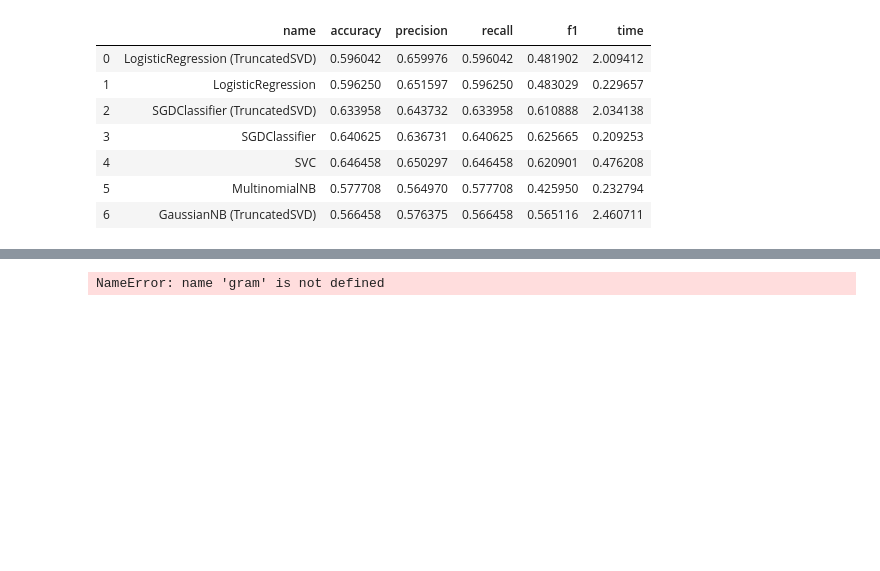
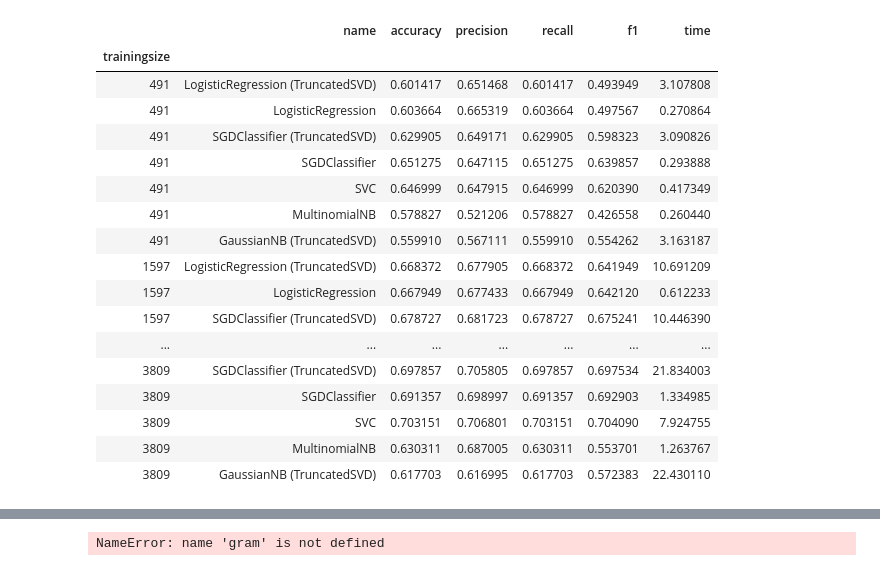
Before and after one commit to nitimkc/cyberbullying, a Jupyter notebook: result_analysis-checkpoint.ipynb, the cells around one changed output, grey strips where cells are left out. Drawn from its saved outputs; the diff is of its cells as text; code cells hidden in the pictures; blank space fills up the shorter version.

```diff
--- a/result_analysis-checkpoint.ipynb
+++ b/result_analysis-checkpoint.ipynb
@@ -24,17 +25,23 @@ df
 new_df = pd.DataFrame(columns=df.columns[1:])
 new_df['name'] = df.name
 
-for i in df.columns[2:]:
+for i in df.columns[2:7]:
     nes_ls = df[i].values.tolist()
     avg = [sum(ls)/len(ls) for ls in nes_ls]
     new_df[i] = pd.Series(avg)
-new_df
+new_df['trainingsize'] = str(re.search(r'\d\d\d', file).group())
-# %% [output]
-|  | name | accuracy | precision | recall | f1 | time |
-| 0 | LogisticRegression (TruncatedSVD) | 0.596042 | 0.659976 | 0.596042 | 0.481902 | 2.009412 |
-| 1 | LogisticRegression | 0.596250 | 0.651597 | 0.596250 | 0.483029 | 0.229657 |
-| 2 | SGDClassifier (TruncatedSVD) | 0.633958 | 0.643732 | 0.633958 | 0.610888 | 2.034138 |
-| 3 | SGDClassifier | 0.640625 | 0.636731 | 0.640625 | 0.625665 | 0.209253 |
-| 4 | SVC | 0.646458 | 0.650297 | 0.646458 | 0.620901 | 0.476208 |
-| 5 | MultinomialNB | 0.577708 | 0.564970 | 0.577708 | 0.425950 | 0.232794 |
-| 6 | GaussianNB (TruncatedSVD) | 0.566458 | 0.576375 | 0.566458 | 0.565116 | 2.460711 |
+# %%
+file = RESULTS+'\\TRACE_results1597.json'
+df = pd.read_json(file, lines=True)
+
+plot_df = new_df.copy()
+
+new_df = pd.DataFrame(columns=df.columns[1:])
+new_df['name'] = df.name
+for i in df.columns[2:7]:
+    nes_ls = df[i].values.tolist()
+    avg = [sum(ls)/len(ls) for ls in nes_ls]
+    new_df[i] = pd.Series(avg)
+new_df['trainingsize'] = str(re.search(r'\d\d\d\d', file).group())
+
+plot_df = plot_df.append(new_df)
@@ -40,0 +62,35 @@ new_df
+# %%
+file = RESULTS+'\\TRACE_results3809.json'
+df = pd.read_json(file, lines=True)
+
+new_df = pd.DataFrame(columns=df.columns[1:])
+new_df['name'] = df.name
+
+for i in df.columns[2:7]:
+    nes_ls = df[i].values.tolist()
+    avg = [sum(ls)/len(ls) for ls in nes_ls]
+    new_df[i] = pd.Series(avg)
+new_df['trainingsize'] = str(re.search(r'\d\d\d\d', file).group())
+
+plot_df = plot_df.append(new_df)
+plot_df.set_index('trainingsize', inplace=True)
+plot_df
+# %% [output]
+|  | name | accuracy | precision | recall | f1 | time |
+| trainingsize |  |  |  |  |  |  |
+| 491 | LogisticRegression (TruncatedSVD) | 0.601417 | 0.651468 | 0.601417 | 0.493949 | 3.107808 |
+| 491 | LogisticRegression | 0.603664 | 0.665319 | 0.603664 | 0.497567 | 0.270864 |
+| 491 | SGDClassifier (TruncatedSVD) | 0.629905 | 0.649171 | 0.629905 | 0.598323 | 3.090826 |
+| 491 | SGDClassifier | 0.651275 | 0.647115 | 0.651275 | 0.639857 | 0.293888 |
+| 491 | SVC | 0.646999 | 0.647915 | 0.646999 | 0.620390 | 0.417349 |
+| 491 | MultinomialNB | 0.578827 | 0.521206 | 0.578827 | 0.426558 | 0.260440 |
+| 491 | GaussianNB (TruncatedSVD) | 0.559910 | 0.567111 | 0.559910 | 0.554262 | 3.163187 |
+| 1597 | LogisticRegression (TruncatedSVD) | 0.668372 | 0.677905 | 0.668372 | 0.641949 | 10.691209 |
+| 1597 | LogisticRegression | 0.667949 | 0.677433 | 0.667949 | 0.642120 | 0.612233 |
+| 1597 | SGDClassifier (TruncatedSVD) | 0.678727 | 0.681723 | 0.678727 | 0.675241 | 10.446390 |
+| ... | ... | ... | ... | ... | ... | ... |
+| 3809 | SGDClassifier (TruncatedSVD) | 0.697857 | 0.705805 | 0.697857 | 0.697534 | 21.834003 |
+| 3809 | SGDClassifier | 0.691357 | 0.698997 | 0.691357 | 0.692903 | 1.334985 |
+| 3809 | SVC | 0.703151 | 0.706801 | 0.703151 | 0.704090 | 7.924755 |
+| 3809 | MultinomialNB | 0.630311 | 0.687005 | 0.630311 | 0.553701 | 1.263767 |
+| 3809 | GaussianNB (TruncatedSVD) | 0.617703 | 0.616995 | 0.617703 | 0.572383 | 22.430110 |
```
Also changed, not shown: parts of 6 cells of this notebook, 26 other files.
